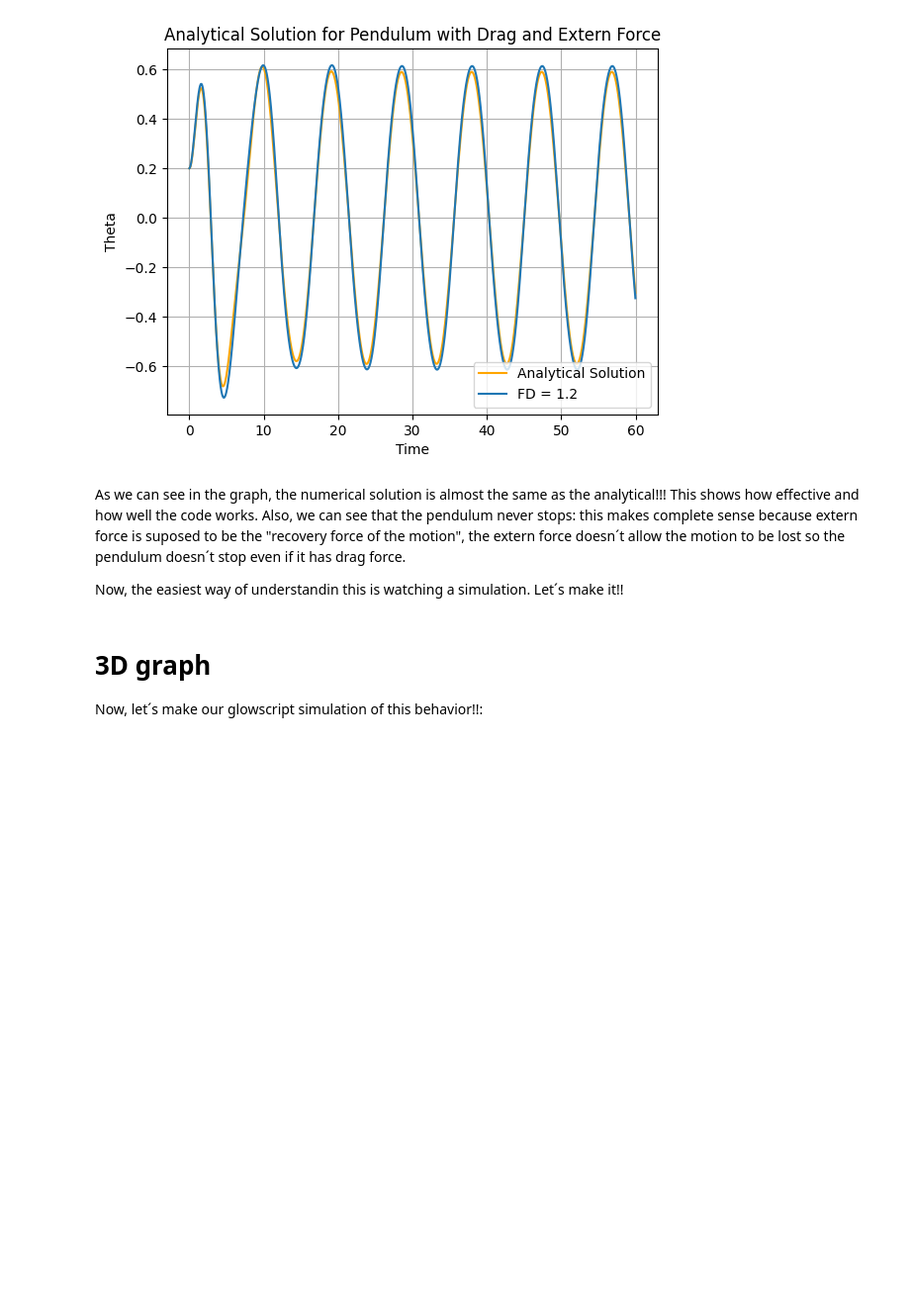
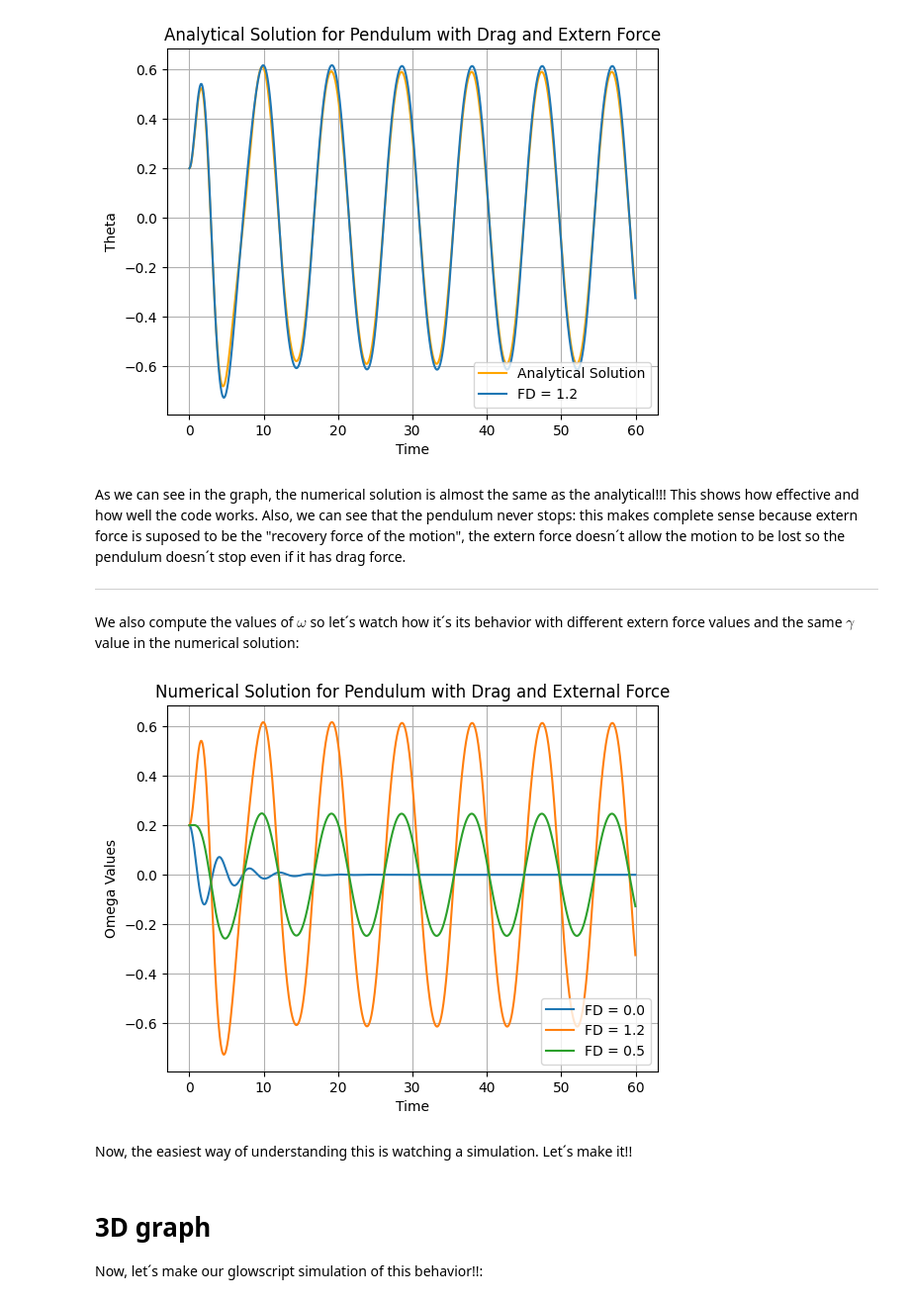
Before and after one commit to eli12gran/ProjectCodes, a Jupyter notebook: ExternForcePendulum.ipynb, the cells around one changed output. Shown at 99% size. Drawn from its saved outputs; the diff is of its cells as text; code cells hidden in the pictures; blank space fills up the shorter version.

```diff
--- a/ExternForcePendulum.ipynb
+++ b/ExternForcePendulum.ipynb
@@ -132,7 +132,39 @@ externForceNumerical([1.2], 0.2, 1, 0., 0.5, 4.)
 # %% [markdown]
 As we can see in the graph, the numerical solution is almost the same as the analytical!!! This shows how effective and how well the code works. Also, we can see that the pendulum never stops: this makes complete sense because extern force is suposed to be the "recovery force of the motion", the extern force doesn´t allow the motion to be lost so the pendulum doesn´t stop even if it has drag force.
 
-Now, the easiest way of understandin this is watching a simulation. Let´s make it!!
+---
+
+We also compute the values of $\omega$ so let´s watch how it´s its behavior with different extern force values and the same $\gamma$ value in the numerical solution:
+# %%
+def externForceNumericalOmega(fd_values, theta, m, w, gamma, l):
+    g = 9.8
+    time = np.arange(0, 60, 0.04)
+
+    for FD in fd_values:
+        w_values = [w]
+        theta_values = [theta]
+
+        for i in range(len(time) - 1):
+            w_new = w_values[i] - (g / l * np.sin(theta_values[i]) + gamma * w_values[i] - (FD / m) * np.cos(2 / 3 * time[i])) * time[1]
+            theta_new = theta_values[i] + w_new * time[1]
+
+            w_values.append(w_new)
+            theta_values.append(theta_new)
+
+        plt.plot(time, theta_values, label=f"FD = {FD}")
+
+    plt.legend(loc="best")
+    plt.xlabel('Time')
+    plt.ylabel('Omega Values')
+    plt.title("Numerical Solution for Pendulum with Drag and External Force")
+    plt.grid("---")
+    plt.show()
+# %%
+externForceNumericalOmega([0.0, 1.2, 0.5], 0.2, 1, 0, 0.5, 4)
+# %% [output]
+[figure, added]
+# %% [markdown]
+Now, the easiest way of understanding this is watching a simulation. Let´s make it!!
 # %% [markdown]
 # **3D graph**
 
```
Also changed, not shown: parts of 1 cell of this notebook, 7 other files.
